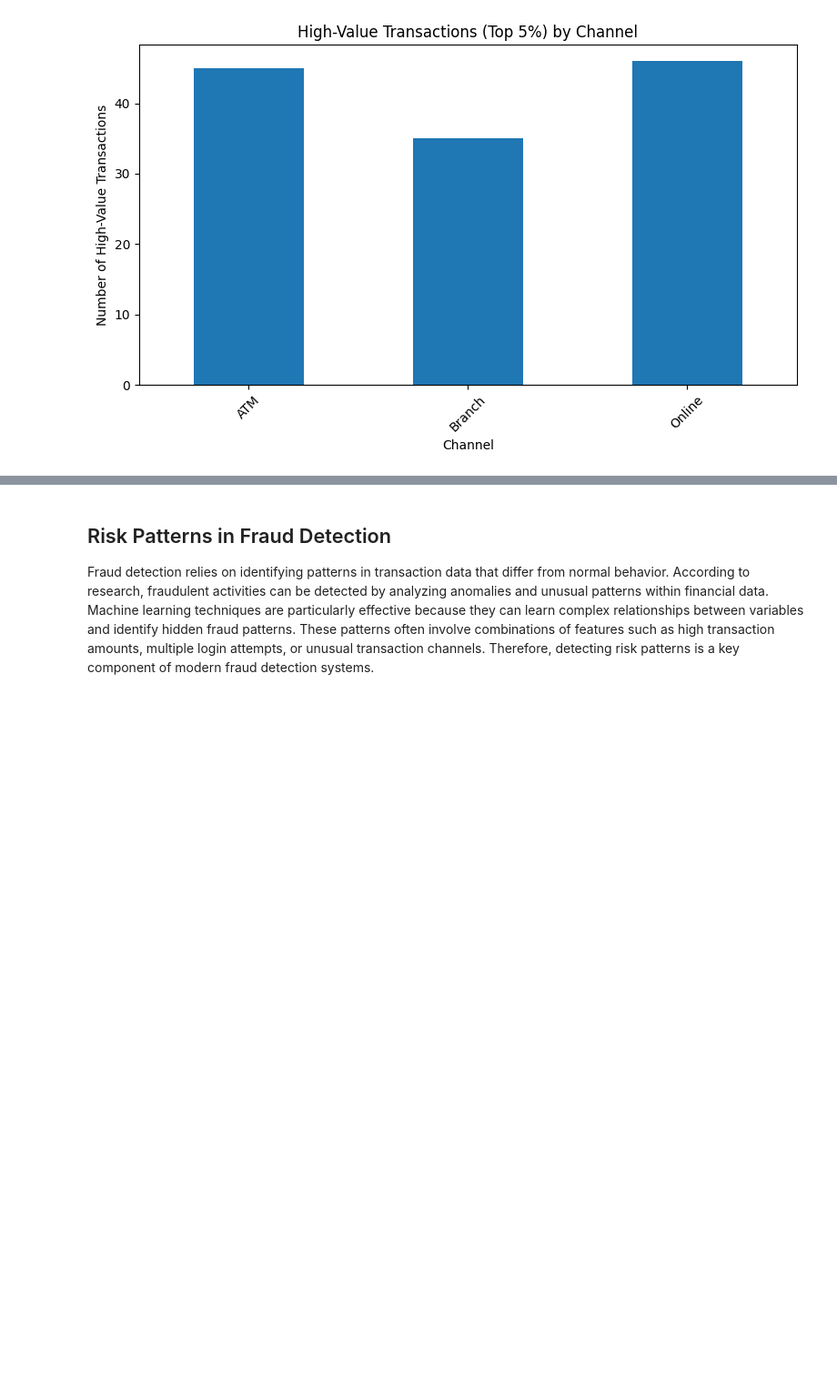
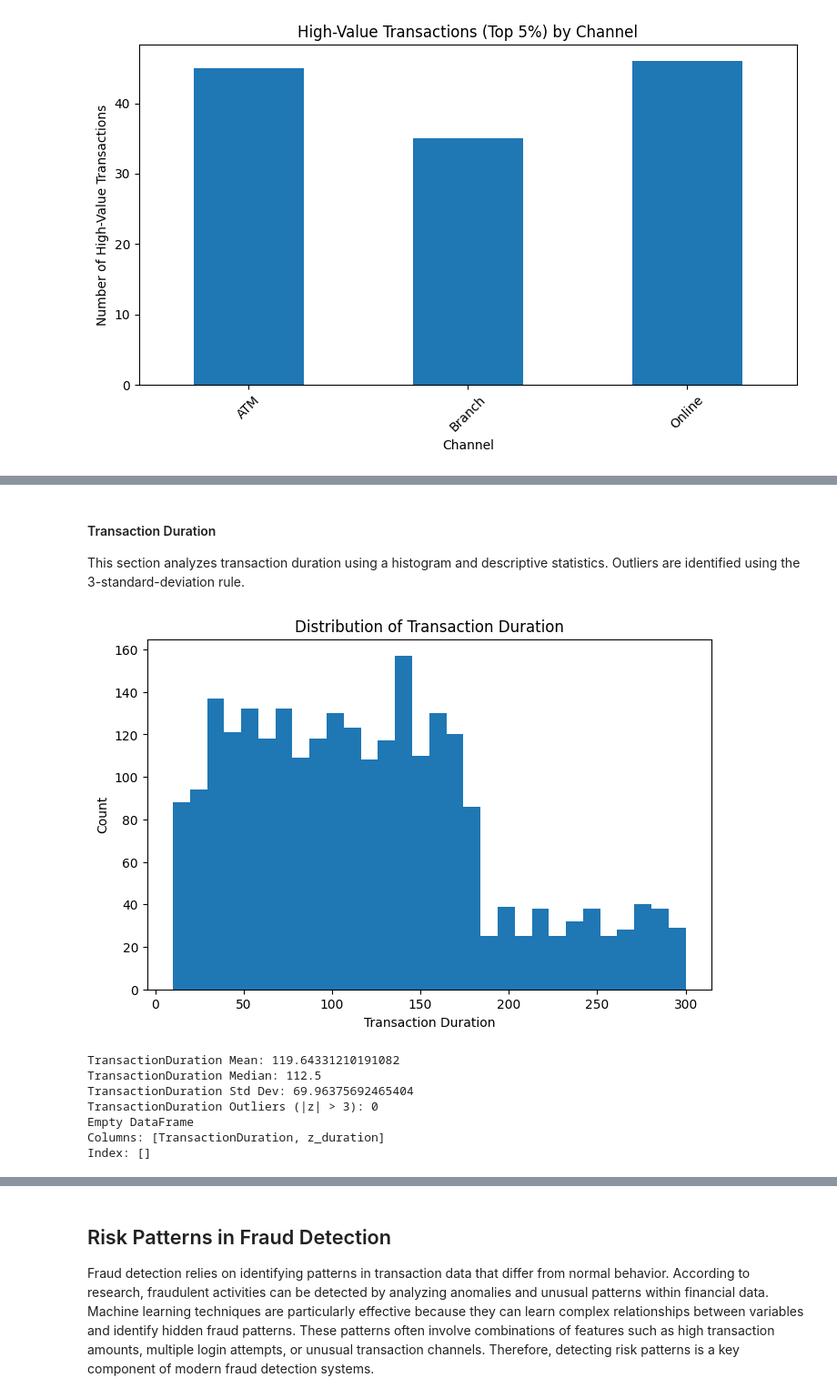
Before and after one commit to marghistani22/Data_Engineering, a Jupyter notebook: Untitled1.ipynb, the cells around one changed output, grey strips where cells are left out. Shown at 91% size. Drawn from its saved outputs; the diff is of its cells as text; code cells hidden in the pictures; blank space fills up the shorter version.

```diff
--- a/Untitled1.ipynb
+++ b/Untitled1.ipynb
@@ -211,0 +264,36 @@ plt.show()
+# %% [markdown]
+#### Transaction Duration
+
+This section analyzes transaction duration using a histogram and descriptive statistics. Outliers are identified using the 3-standard-deviation rule.
+# %%
+dur = df["TransactionDuration"].dropna()
+
+plt.figure(figsize=(8,5))
+plt.hist(dur, bins=30)
+plt.title("Distribution of Transaction Duration")
+plt.xlabel("Transaction Duration")
+plt.ylabel("Count")
+plt.show()
+
+mean_dur = dur.mean()
+median_dur = dur.median()
+std_dur = dur.std()
+
+print("TransactionDuration Mean:", mean_dur)
+print("TransactionDuration Median:", median_dur)
+print("TransactionDuration Std Dev:", std_dur)
+
+df["z_duration"] = (df["TransactionDuration"] - mean_dur) / std_dur
+outliers_dur = df[df["z_duration"].abs() > 3]
+
+print("TransactionDuration Outliers (|z| > 3):", len(outliers_dur))
+print(outliers_dur[["TransactionDuration", "z_duration"]].head())
+# %% [output]
+[figure, added]
+TransactionDuration Mean: 119.64331210191082
+TransactionDuration Median: 112.5
+TransactionDuration Std Dev: 69.96375692465404
+TransactionDuration Outliers (|z| > 3): 0
+Empty DataFrame
+Columns: [TransactionDuration, z_duration]
+Index: []
```
Also changed, not shown: parts of 27 cells of this notebook.
